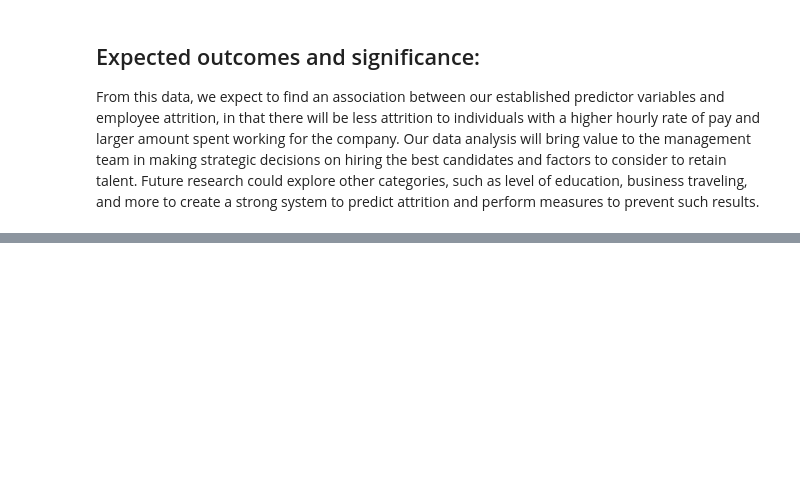
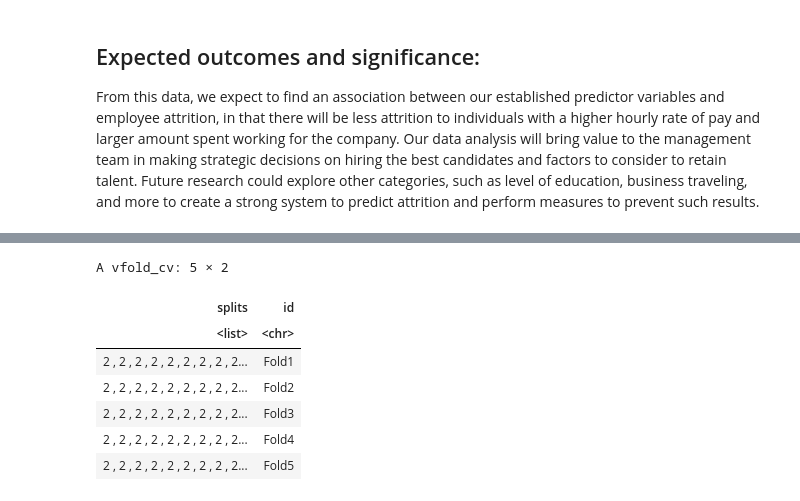
Before and after one commit to wenshanli1231/DSCI-Group-Project, a Jupyter notebook: Project Proposal.ipynb, the cells around one changed output, grey strips where cells are left out. Cells and saved outputs as stored; diff of their text form; code cells hidden in the pictures; blank space fills up the shorter version.

```diff
--- a/Project Proposal.ipynb
+++ b/Project Proposal.ipynb
@@ -115,0 +118,12 @@ From this data, we expect to find an association between our established predict
+# %%
+attrition_vfold <- vfold_cv(attrition_train,v=5,strata=Attrition)
+attrition_vfold
+# %% [output]
+A vfold_cv: 5 × 2
+| splits | id |
+| <list> | <chr> |
+| 2 , 2 , 2 , 2 , 2 , 2 , 2 , 2 , 2... | Fold1 |
+| 2 , 2 , 2 , 2 , 2 , 2 , 2 , 2 , 2... | Fold2 |
+| 2 , 2 , 2 , 2 , 2 , 2 , 2 , 2 , 2... | Fold3 |
+| 2 , 2 , 2 , 2 , 2 , 2 , 2 , 2 , 2... | Fold4 |
+| 2 , 2 , 2 , 2 , 2 , 2 , 2 , 2 , 2... | Fold5 |
```
Also changed, not shown: parts of 5 cells of this notebook.
